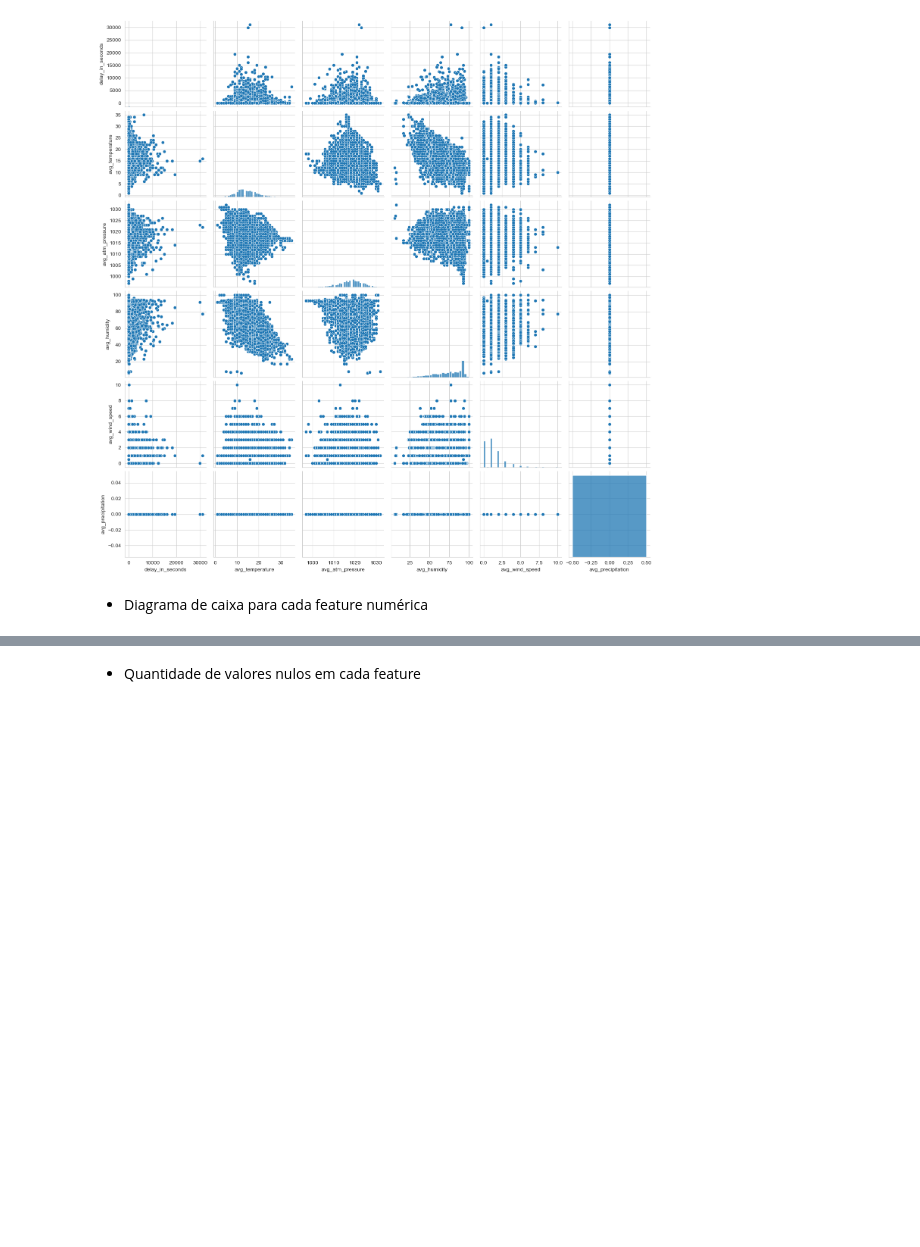
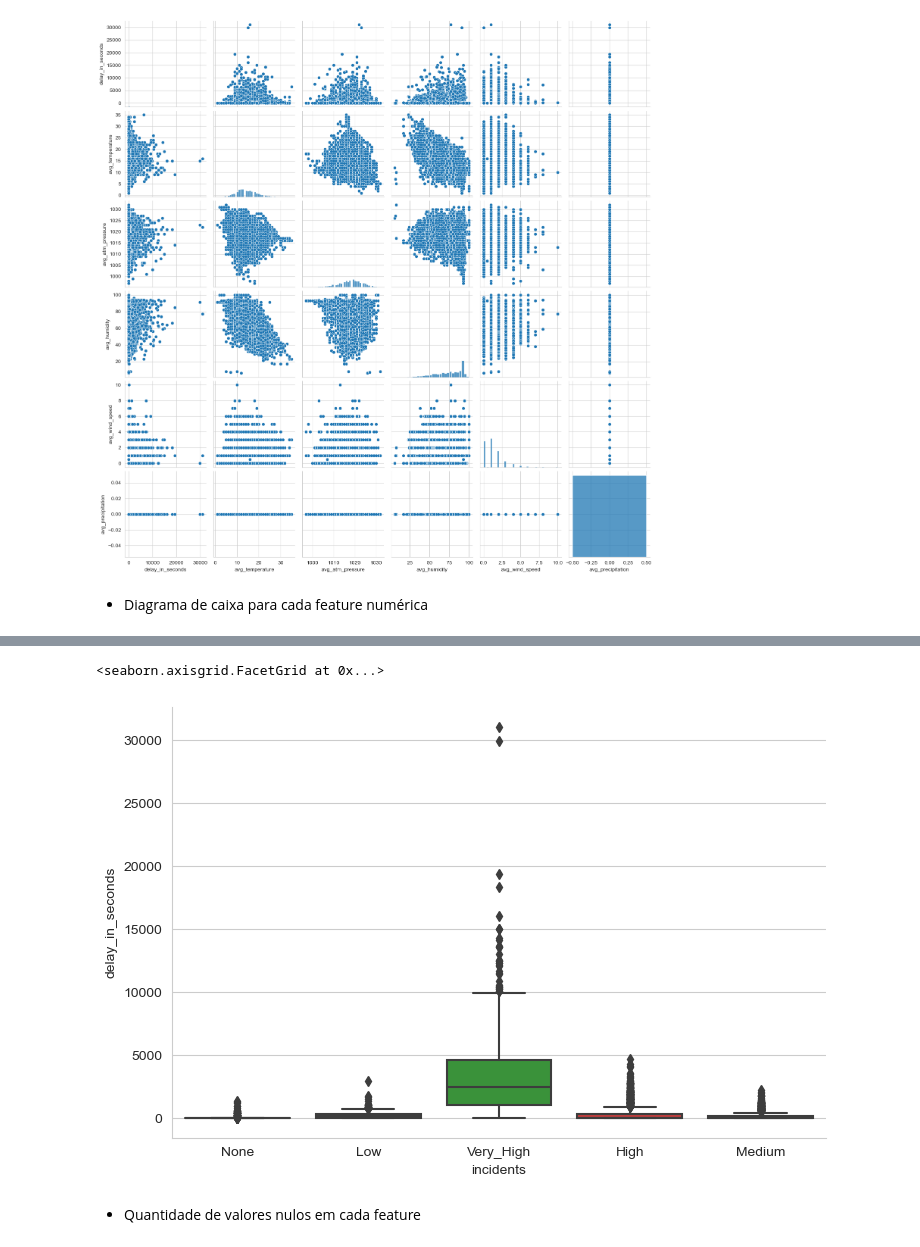
Before and after one commit to gonaloppcc/projetoDAA, a Jupyter notebook: competition/pre_data_analysis.ipynb, the cells around one changed output, grey strips where cells are left out. Saved outputs shown, nothing was run; the diff lists cells and outputs as text; code cells hidden in the pictures; blank space fills up the shorter version.

```diff
--- a/competition/pre_data_analysis.ipynb
+++ b/competition/pre_data_analysis.ipynb
@@ -121,3 +132,8 @@ for num in numeric_columns:
+# %%
+sns.catplot(x='incidents', y='delay_in_seconds', data=train_df, kind='box', aspect=1.5)
+# %% [output]
+<seaborn.axisgrid.FacetGrid at 0x...>
+[figure, added]
 # %% [markdown]
 - Quantidade de valores nulos em cada feature
 # %%
```
Also changed, not shown: parts of 22 cells of this notebook, 1 other file.
